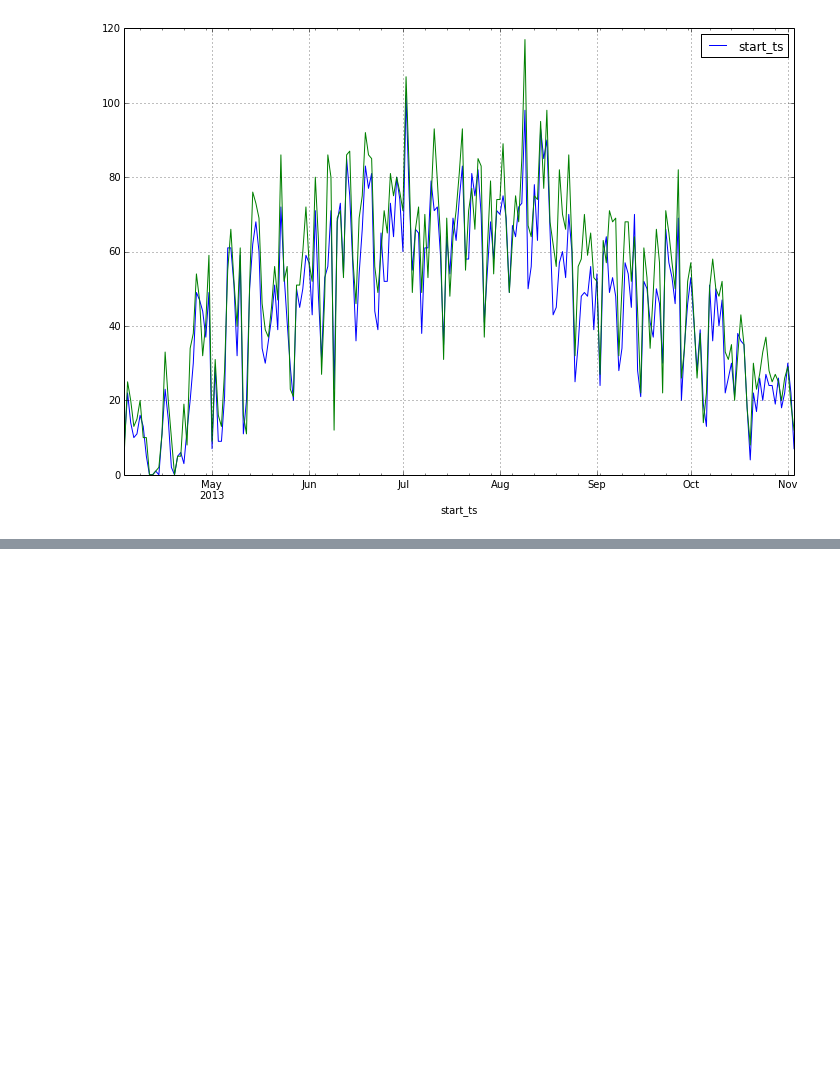
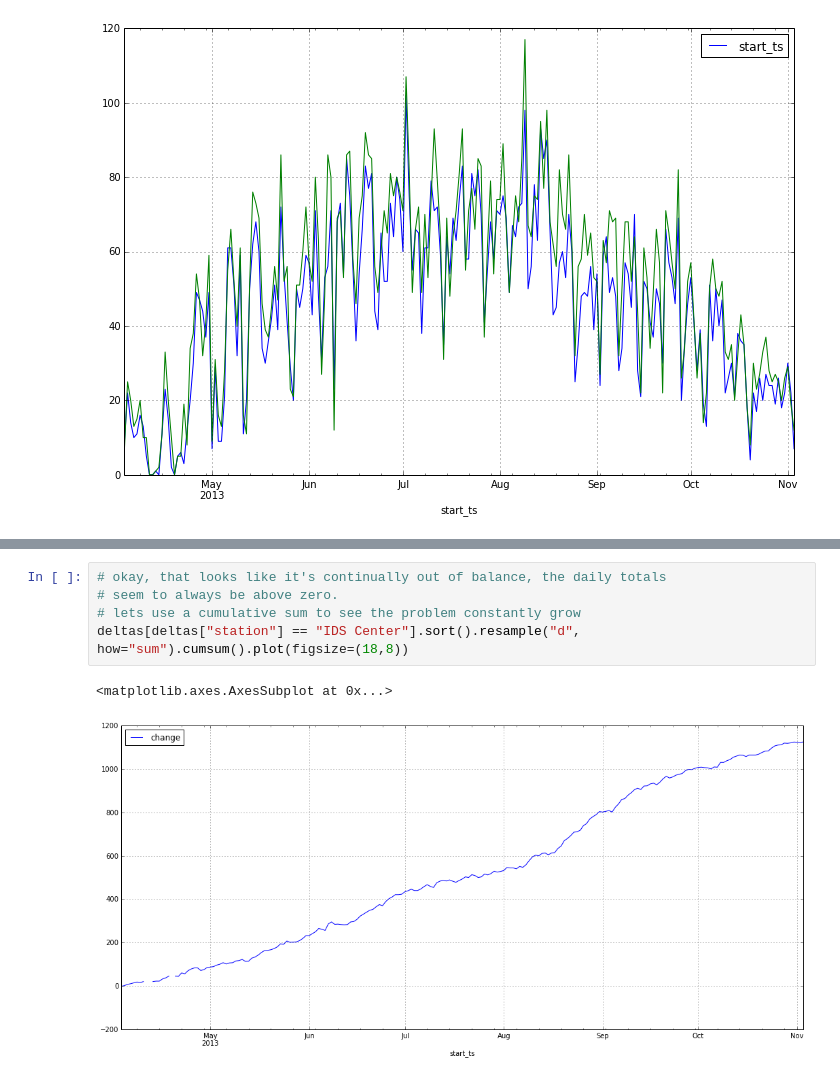
Before and after one commit to cpdean/bikes, a Jupyter notebook: notebooks/Tracking Rebalances.ipynb, the cells around one changed output, grey strips where cells are left out. Saved outputs shown, nothing was run; the diff lists cells and outputs as text; blank space fills up the shorter version.

```diff
--- a/notebooks/Tracking Rebalances.ipynb
+++ b/notebooks/Tracking Rebalances.ipynb
@@ -143,0 +149,8 @@ ValueError: cannot reindex from a duplicate axis
+# %%
+# okay, that looks like it's continually out of balance, the daily totals
+# seem to always be above zero.
+# lets use a cumulative sum to see the problem constantly grow
+deltas[deltas["station"] == "IDS Center"].sort().resample("d", how="sum").cumsum().plot(figsize=(18,8))
+# %% [output]
+<matplotlib.axes.AxesSubplot at 0x...>
+[figure, added]
```
Also changed, not shown: parts of 7 cells of this notebook.
